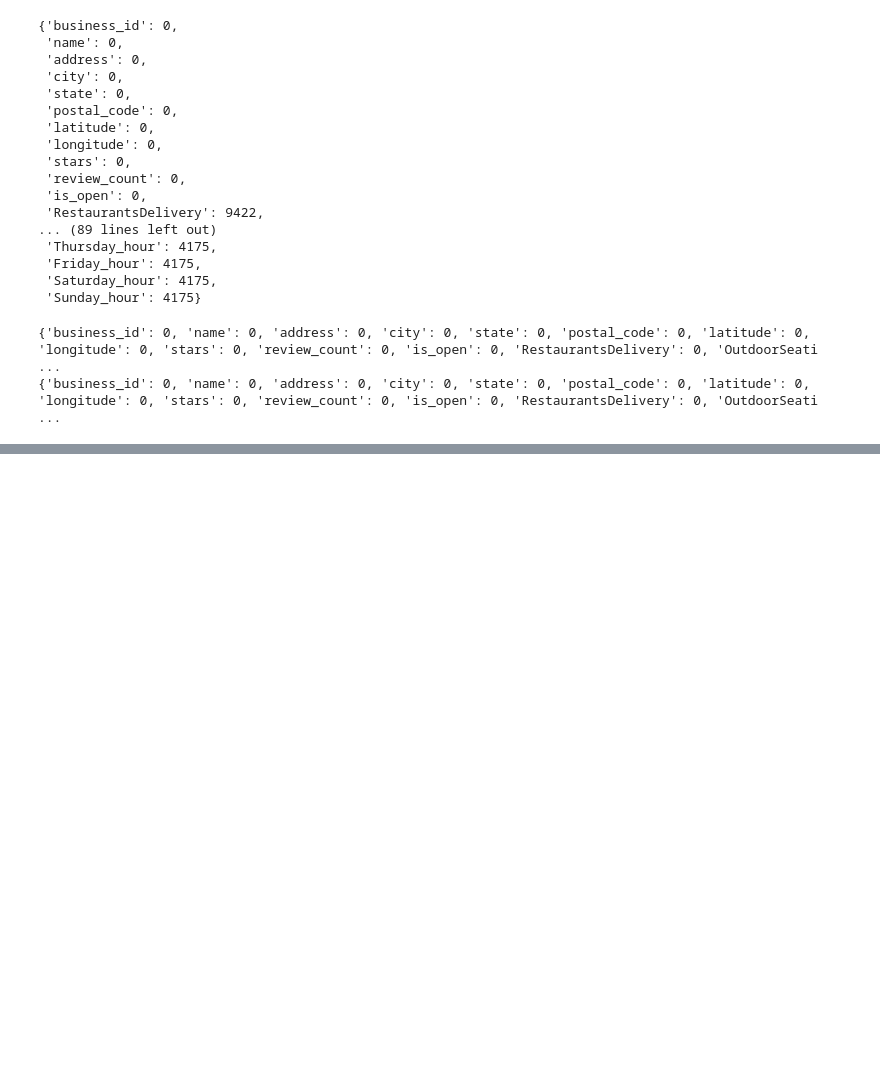
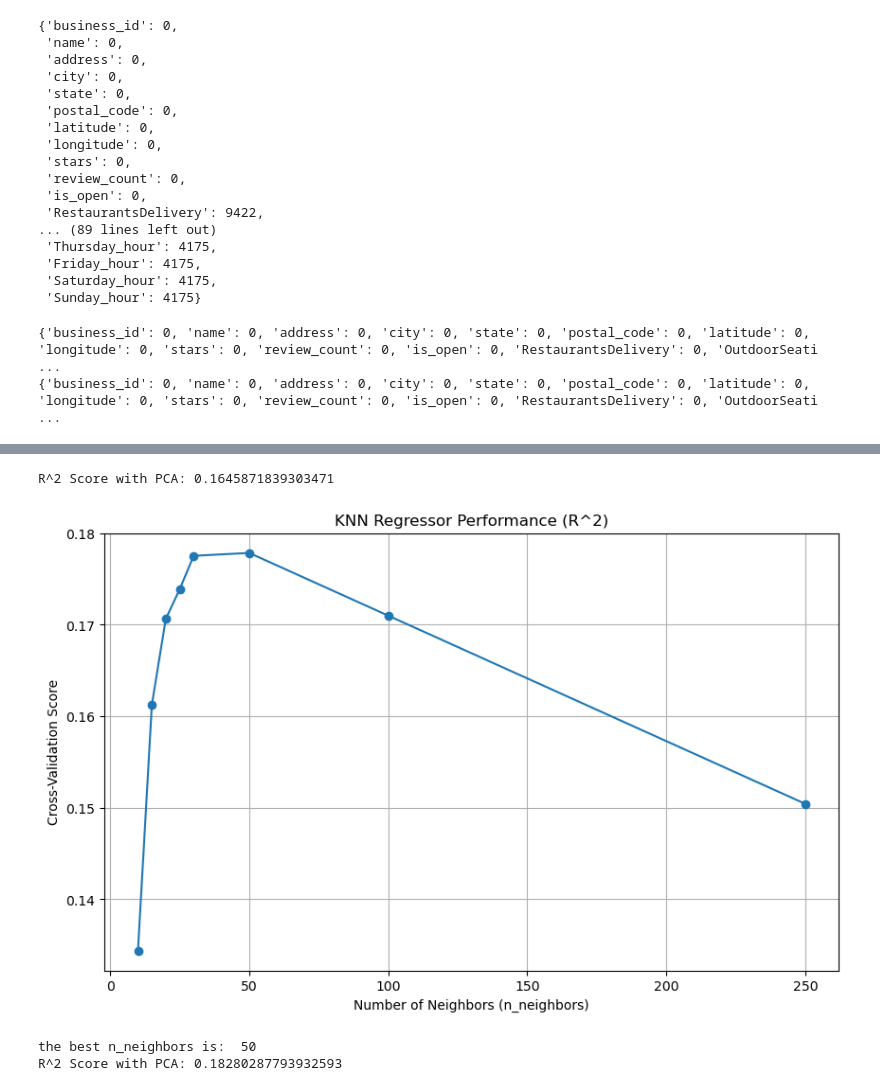
Before and after one commit to Thunderbeee/yelp_ac209a, a Jupyter notebook: milestone4_code.ipynb, the cells around one changed output, grey strips where cells are left out. Drawn from its saved outputs; the diff is of its cells as text; code cells hidden in the pictures; blank space fills up the shorter version.

```diff
--- a/milestone4_code.ipynb
+++ b/milestone4_code.ipynb
@@ -800,0 +844,46 @@ The entire process mainly relies on the content of AC 209a, from cleaning data (
+# %%
+from sklearn.model_selection import train_test_split
+from sklearn.neighbors import KNeighborsRegressor
+
+# Perform PCA with the best dimension
+pca_features = pca.transform(tfidf_matrix.toarray())
+
+# Split the PCA features into train and test sets
+X_train_pca, X_test_pca, y_train_pca, y_test_pca = train_test_split(pca_features, review_df['stars'], test_size=0.2, random_state=42)
+# %% [output]
+R^2 Score with PCA: 0.1645871839303471
+# %%
+import matplotlib.pyplot as plt
+from sklearn.model_selection import cross_val_score
+import numpy as np
+n_neighbors_range = [10, 15, 20, 25, 30, 50, 100, 250]
+cv_scores = []
+
+for k in n_neighbors_range:
+    knn_regressor_pca = KNeighborsRegressor(n_neighbors=k)
+    scores = cross_val_score(knn_regressor_pca, X_train_pca, y_train_pca, cv=5)
+    cv_scores.append(np.mean(scores))
+
+plt.figure(figsize=(10, 6))
+plt.plot(n_neighbors_range, cv_scores, marker='o')
+plt.xlabel('Number of Neighbors (n_neighbors)')
+plt.ylabel('Cross-Validation Score')
+plt.title('KNN Regressor Performance (R^2)')
+plt.grid(True)
+plt.show()
+# %% [output]
+[figure, added]
+# %%
+best_k = n_neighbors_range[np.argmax(cv_scores)]
+print("the best n_neighbors is: ", n_neighbors_range[np.argmax(cv_scores)])
+
+# Fit a KNNRegressor model
+knn_regressor_pca = KNeighborsRegressor(n_neighbors=best_k)
+knn_regressor_pca.fit(X_train_pca, y_train_pca)
+
+# Evaluate the model
+score_pca = knn_regressor_pca.score(X_test_pca, y_test_pca)
+print("R^2 Score with PCA:", score_pca)
+# %% [output]
+the best n_neighbors is:  50
+R^2 Score with PCA: 0.18280287793932593
```
Also changed, not shown: parts of 96 cells of this notebook.
